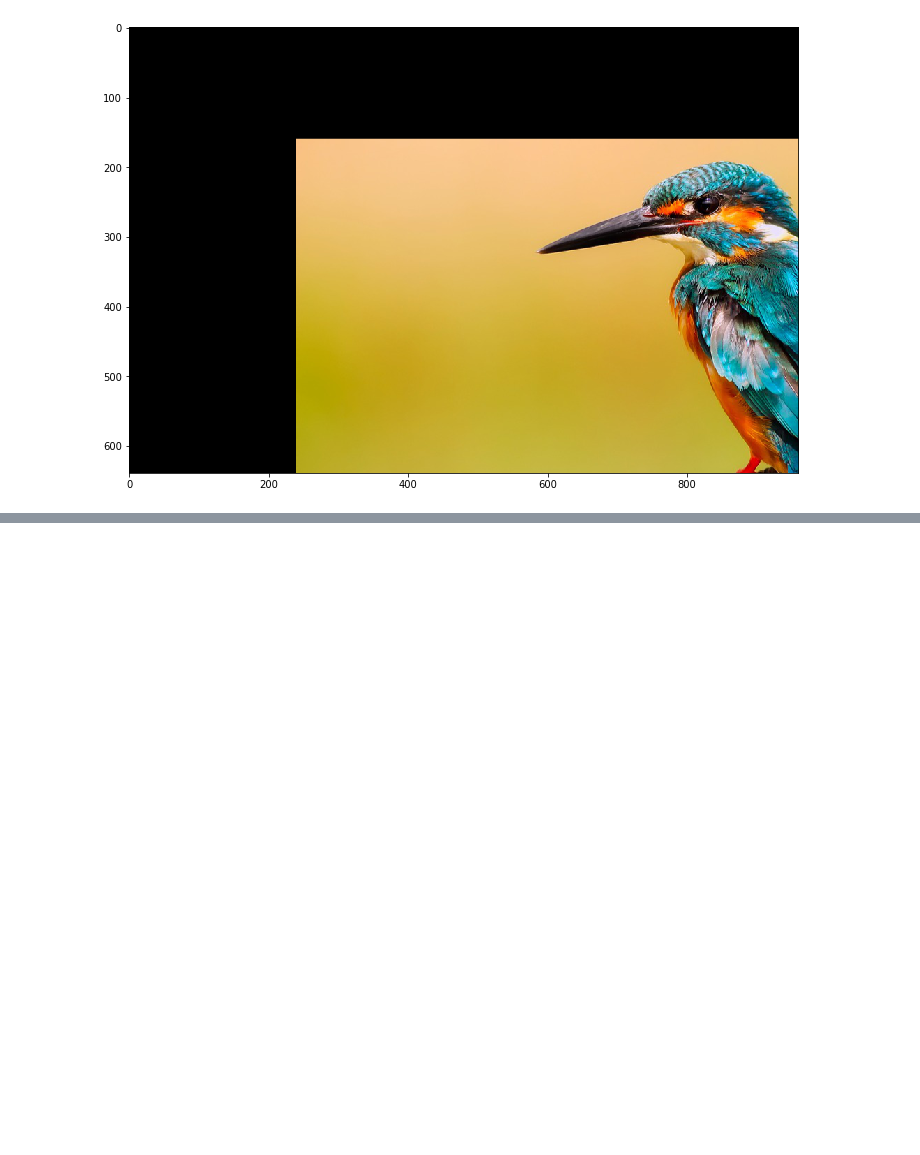
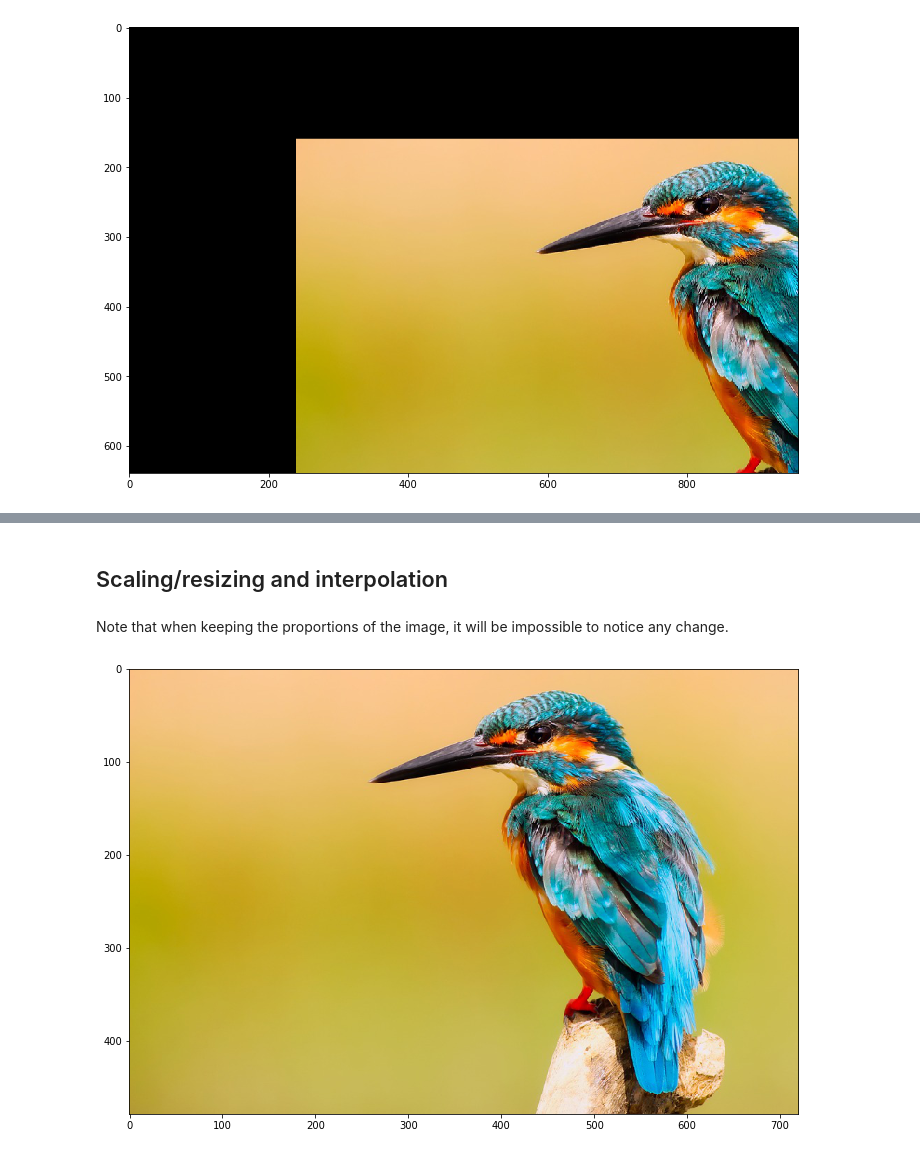
Before and after one commit to PukkaPad/learning-ComputerVision-OpenCV, a Jupyter notebook: Image_Manipulation.ipynb, the cells around one changed output, grey strips where cells are left out. Drawn from its saved outputs; the diff is of its cells as text; code cells hidden in the pictures; blank space fills up the shorter version.

```diff
--- a/Image_Manipulation.ipynb
+++ b/Image_Manipulation.ipynb
@@ -74,0 +126,16 @@ io.show()
+# %% [markdown]
+## Scaling/resizing and interpolation
+# %% [markdown]
+Note that when keeping the proportions of the image, it will be impossible to notice any change.
+# %%
+# fx and fy: scaling 3/4 of the original size.
+image_scaled = cv2.resize(image, None, fx=0.75, fy=0.75) # fx and fy: scaling 3/4 of the original size.
+# default interpolation is linear
+#cv2.imshow('Scaling - Linear Interpolation', image_scaled)
+#cv2.waitKey()
+
+RGB_image = cv2.cvtColor(image_scaled, cv2.COLOR_BGR2RGB)
+io.imshow(RGB_image)
+io.show()
+# %% [output]
+[figure, added]
```
Also changed, not shown: parts of 10 cells of this notebook, 1 other file.
